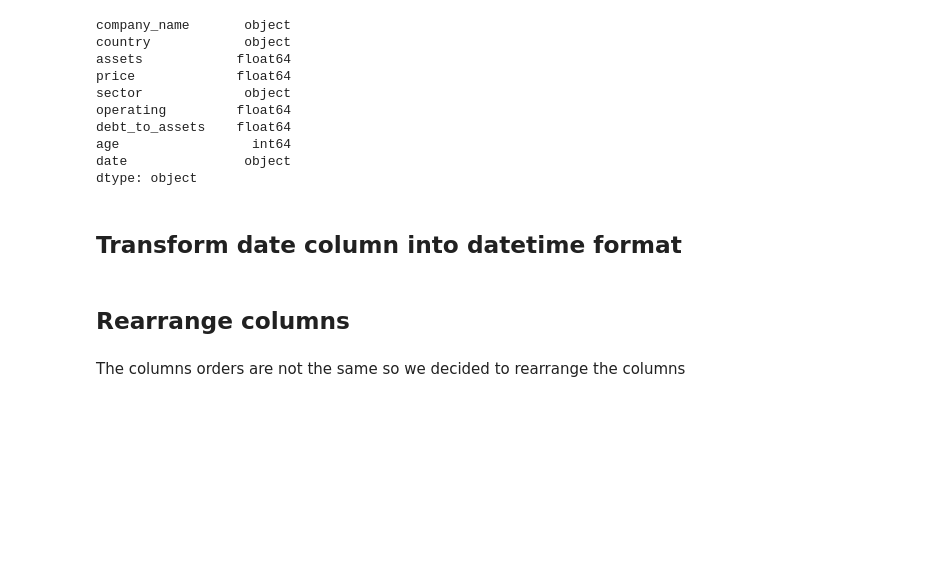
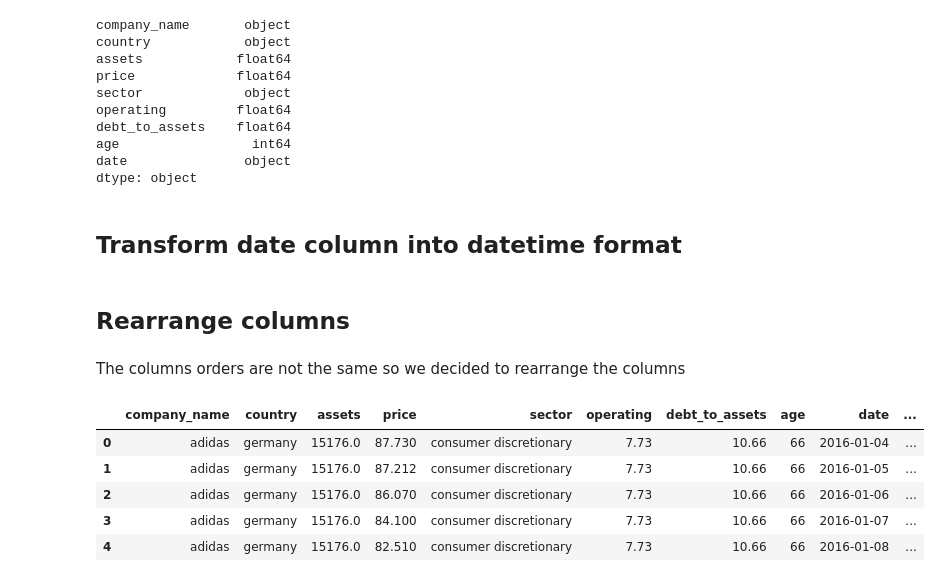
Before and after one commit to AnushaGooda/Data_Viz_MTP, a Jupyter notebook: scripts/EDA.ipynb, the cells around one changed output. Cells and saved outputs as stored; diff of their text form; code cells hidden in the pictures; blank space fills up the shorter version.

```diff
--- a/scripts/EDA.ipynb
+++ b/scripts/EDA.ipynb
@@ -235,3 +235,12 @@ financial_short.loc[:, 'day'] = date.dt.strftime('%d')
 The columns orders are not the same so we decided to rearrange the columns
 # %%
 financial_short = financial_short[financial_long.columns]
+# %%
+financial_short.head()
+# %% [output]
+|  | company_name | country | assets | price | sector | operating | debt_to_assets | age | date | ... |
+| 0 | adidas | germany | 15176.0 | 87.730 | consumer discretionary | 7.73 | 10.66 | 66 | 2016-01-04 | ... |
+| 1 | adidas | germany | 15176.0 | 87.212 | consumer discretionary | 7.73 | 10.66 | 66 | 2016-01-05 | ... |
+| 2 | adidas | germany | 15176.0 | 86.070 | consumer discretionary | 7.73 | 10.66 | 66 | 2016-01-06 | ... |
+| 3 | adidas | germany | 15176.0 | 84.100 | consumer discretionary | 7.73 | 10.66 | 66 | 2016-01-07 | ... |
+| 4 | adidas | germany | 15176.0 | 82.510 | consumer discretionary | 7.73 | 10.66 | 66 | 2016-01-08 | ... |
```
Also changed, not shown: parts of 1 cell of this notebook.
